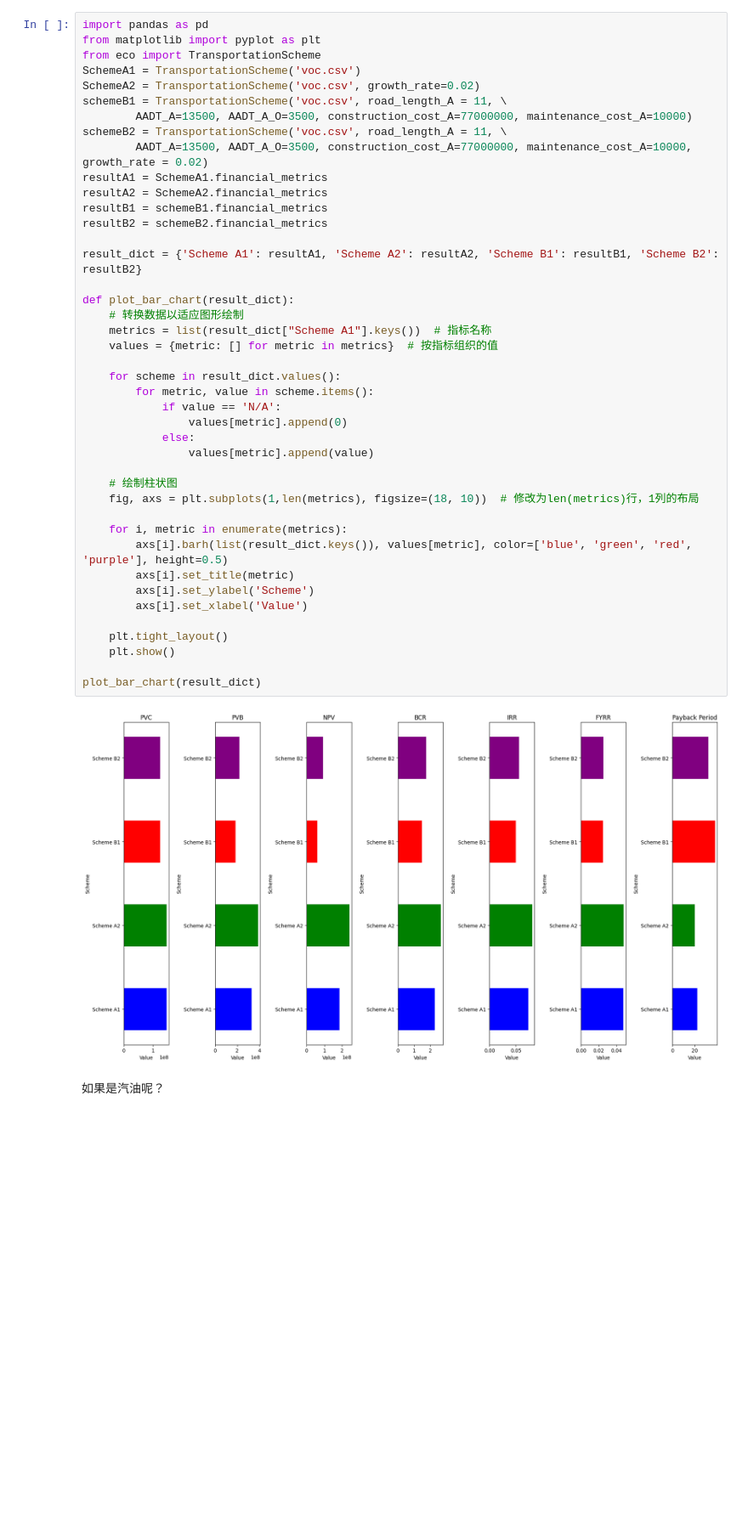
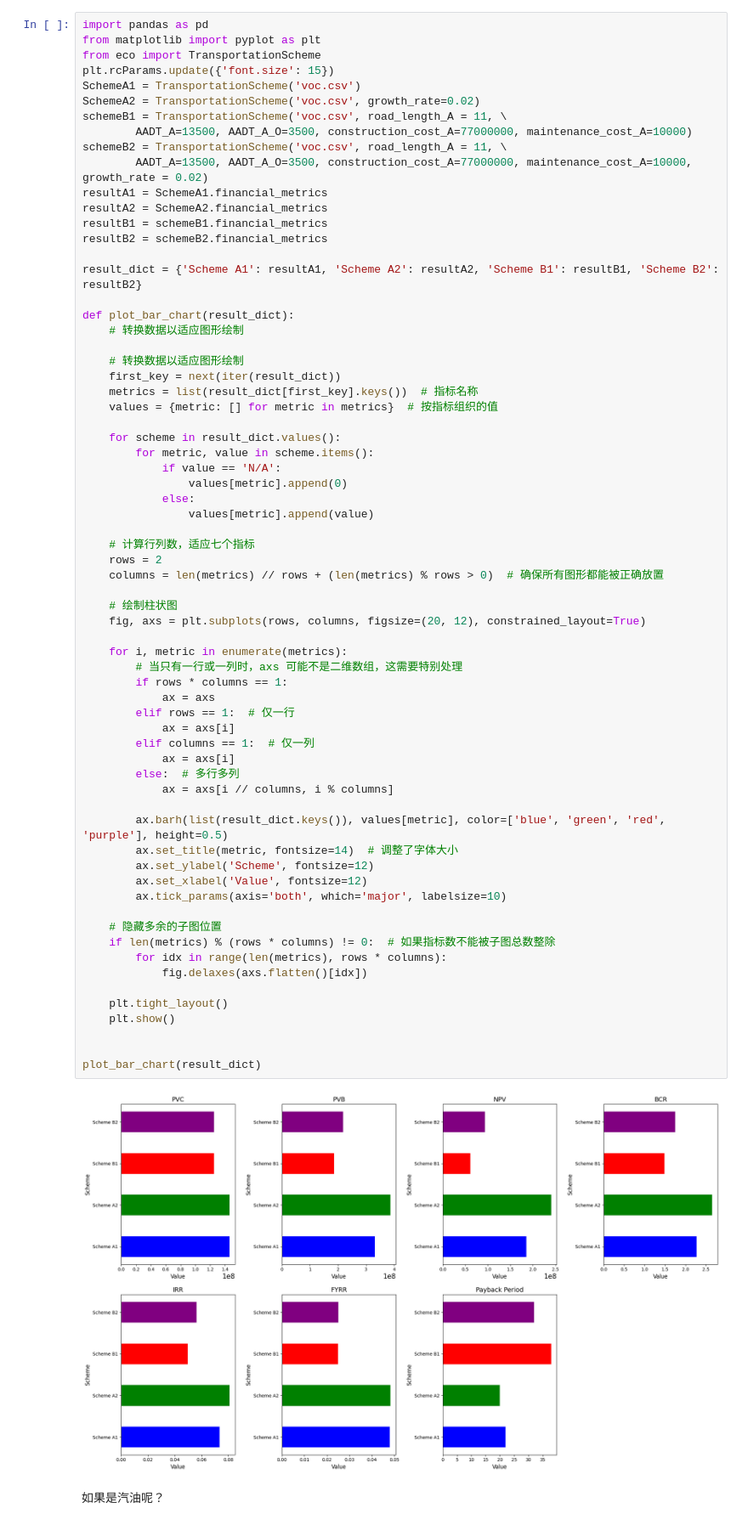
Before and after one commit to jackli100/Economy-coursework, a Jupyter notebook: data_analysis.ipynb, the cells around one changed output. Shown at 85% size. Drawn from its saved outputs; the diff is of its cells as text; blank space fills up the shorter version.

```diff
--- a/data_analysis.ipynb
+++ b/data_analysis.ipynb
@@ -2,46 +2,71 @@
 import pandas as pd
 from matplotlib import pyplot as plt
 from eco import TransportationScheme
+plt.rcParams.update({'font.size': 15})
 SchemeA1 = TransportationScheme('voc.csv')
 SchemeA2 = TransportationScheme('voc.csv', growth_rate=0.02)
 schemeB1 = TransportationScheme('voc.csv', road_length_A = 11, \
         AADT_A=13500, AADT_A_O=3500, construction_cost_A=77000000, maintenance_cost_A=10000)
 schemeB2 = TransportationScheme('voc.csv', road_length_A = 11, \
         AADT_A=13500, AADT_A_O=3500, construction_cost_A=77000000, maintenance_cost_A=10000, growth_rate = 0.02)
 resultA1 = SchemeA1.financial_metrics
 resultA2 = SchemeA2.financial_metrics
 resultB1 = schemeB1.financial_metrics
 resultB2 = schemeB2.financial_metrics
 
 result_dict = {'Scheme A1': resultA1, 'Scheme A2': resultA2, 'Scheme B1': resultB1, 'Scheme B2': resultB2}
 
 def plot_bar_chart(result_dict):
     # 转换数据以适应图形绘制
-    metrics = list(result_dict["Scheme A1"].keys())  # 指标名称
+
+    # 转换数据以适应图形绘制
+    first_key = next(iter(result_dict))
+    metrics = list(result_dict[first_key].keys())  # 指标名称
     values = {metric: [] for metric in metrics}  # 按指标组织的值
 
     for scheme in result_dict.values():
         for metric, value in scheme.items():
             if value == 'N/A':
                 values[metric].append(0)
             else:
                 values[metric].append(value)
 
+    # 计算行列数，适应七个指标
+    rows = 2
+    columns = len(metrics) // rows + (len(metrics) % rows > 0)  # 确保所有图形都能被正确放置
+
     # 绘制柱状图
-    fig, axs = plt.subplots(1,len(metrics), figsize=(18, 10))  # 修改为len(metrics)行，1列的布局
+    fig, axs = plt.subplots(rows, columns, figsize=(20, 12), constrained_layout=True)
 
     for i, metric in enumerate(metrics):
-        axs[i].barh(list(result_dict.keys()), values[metric], color=['blue', 'green', 'red', 'purple'], height=0.5)
-        axs[i].set_title(metric)
-        axs[i].set_ylabel('Scheme')
-        axs[i].set_xlabel('Value')
+        # 当只有一行或一列时，axs 可能不是二维数组，这需要特别处理
+        if rows * columns == 1:
+            ax = axs
+        elif rows == 1:  # 仅一行
+            ax = axs[i]
+        elif columns == 1:  # 仅一列
+            ax = axs[i]
+        else:  # 多行多列
+            ax = axs[i // columns, i % columns]
+
+        ax.barh(list(result_dict.keys()), values[metric], color=['blue', 'green', 'red', 'purple'], height=0.5)
+        ax.set_title(metric, fontsize=14)  # 调整了字体大小
+        ax.set_ylabel('Scheme', fontsize=12)
+        ax.set_xlabel('Value', fontsize=12)
+        ax.tick_params(axis='both', which='major', labelsize=10)
+
+    # 隐藏多余的子图位置
+    if len(metrics) % (rows * columns) != 0:  # 如果指标数不能被子图总数整除
+        for idx in range(len(metrics), rows * columns):
+            fig.delaxes(axs.flatten()[idx])
 
     plt.tight_layout()
     plt.show()
 
+
 plot_bar_chart(result_dict)
 # %% [output]
-[figure, old version]
+[figure, new version]
 # %% [markdown]
 如果是汽油呢？
 # %%
```
Also changed, not shown: parts of 3 cells of this notebook, 7 other files.
